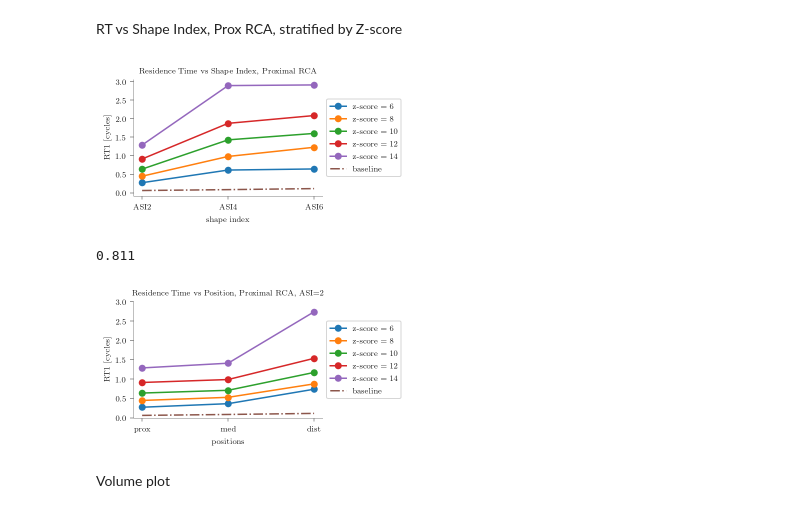
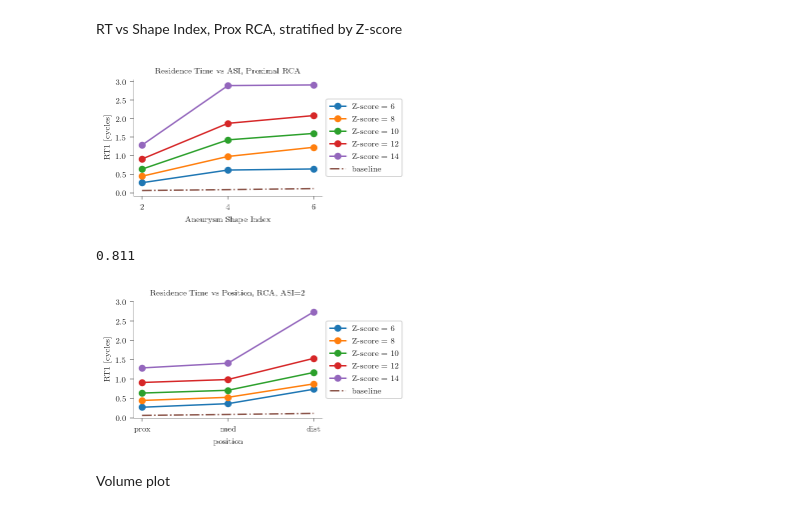
Before and after one commit to StanfordCBCL/KD-project, a Jupyter notebook: RT Visualization.ipynb, the cells around one changed output. Saved outputs shown, nothing was run; the diff lists cells and outputs as text; code cells hidden in the pictures.

```diff
--- a/RT Visualization.ipynb
+++ b/RT Visualization.ipynb
@@ -145,29 +145,29 @@ RT vs Shape Index, Prox RCA, stratified by Z-score
 # %%
 fig = plt.figure()#figsize=(7,7))
 ax = fig.add_subplot(1, 1, 1)
 format_axes(ax)
 cur_pos = 'prox'
 
 for z, size in enumerate(z_scores):
     res_times = np.zeros((len(plotted_shapes), len(z_scores)))
     for a, shape in enumerate(plotted_shapes):
         res_times[a, z] = right_residence_times[shape][cur_pos][z]
-    ax.plot(plotted_shapes, res_times[:,z]/cycle_time, label = 'z-score = ' + str(plotted_z_scores[size]), marker='o')
+    ax.plot([2, 4, 6], res_times[:,z]/cycle_time, label = 'Z-score = ' + str(plotted_z_scores[size]), marker='o')
 
 
 
-ax.plot(plotted_shapes, [baseline_residence_times[shape] for shape in plotted_shapes], label='baseline', linestyle='-.')
+ax.plot([2, 4, 6], [baseline_residence_times[shape] for shape in plotted_shapes], label='baseline', linestyle='-.')
 ax.legend(loc='center left', bbox_to_anchor=(1, 0.5))
-#plt.legend()
-ax.set_xlabel('shape index')
+ax.set_xlabel('Aneurysm Shape Index')
+plt.xticks([2, 4, 6])
 ax.set_ylabel('RT1 [cycles]')
-plt.title('Residence Time vs Shape Index, Proximal RCA')
+plt.title('Residence Time vs ASI, Proximal RCA')
 plt.savefig("../figures/RT_shape.eps", bbox_inches='tight')
 plt.show()
 
 print cycle_time
 # %% [output]
-[figure, old version]
+[figure, new version]
 0.811
 # %%
 fig = plt.figure()#figsize=(7,7))
@@ -180,21 +180,21 @@ for z, size in enumerate(z_scores):
     res_times = np.zeros((len(plotted_shapes), len(z_scores)))
     for a, pos in enumerate(positions):
         res_times[a, z] = right_residence_times[cur_shape][pos][z]
-    ax.plot(positions, res_times[:,z]/cycle_time, label = 'z-score = ' + str(plotted_z_scores[size]), marker='o')
+    ax.plot(positions, res_times[:,z]/cycle_time, label = 'Z-score = ' + str(plotted_z_scores[size]), marker='o')
 
 
 
 ax.plot(positions, [baseline_residence_times[shape] for shape in plotted_shapes], label='baseline', linestyle='-.')
 ax.legend(loc='center left', bbox_to_anchor=(1, 0.5))
 #plt.legend()
-plt.xlabel('positions')
+plt.xlabel('position')
 plt.ylabel('RT1 [cycles]')
 ax.set_ylim([0, 3])
-plt.title('Residence Time vs Position, Proximal RCA, ASI=2')
+plt.title('Residence Time vs Position, RCA, ASI=2')
 plt.savefig("../figures/RT_pos.eps", bbox_inches='tight')
 plt.show()
 # %% [output]
-[figure, old version]
+[figure, new version]
 # %% [markdown]
 Volume plot
 # %%
```
Also changed, not shown: 2 other files.
